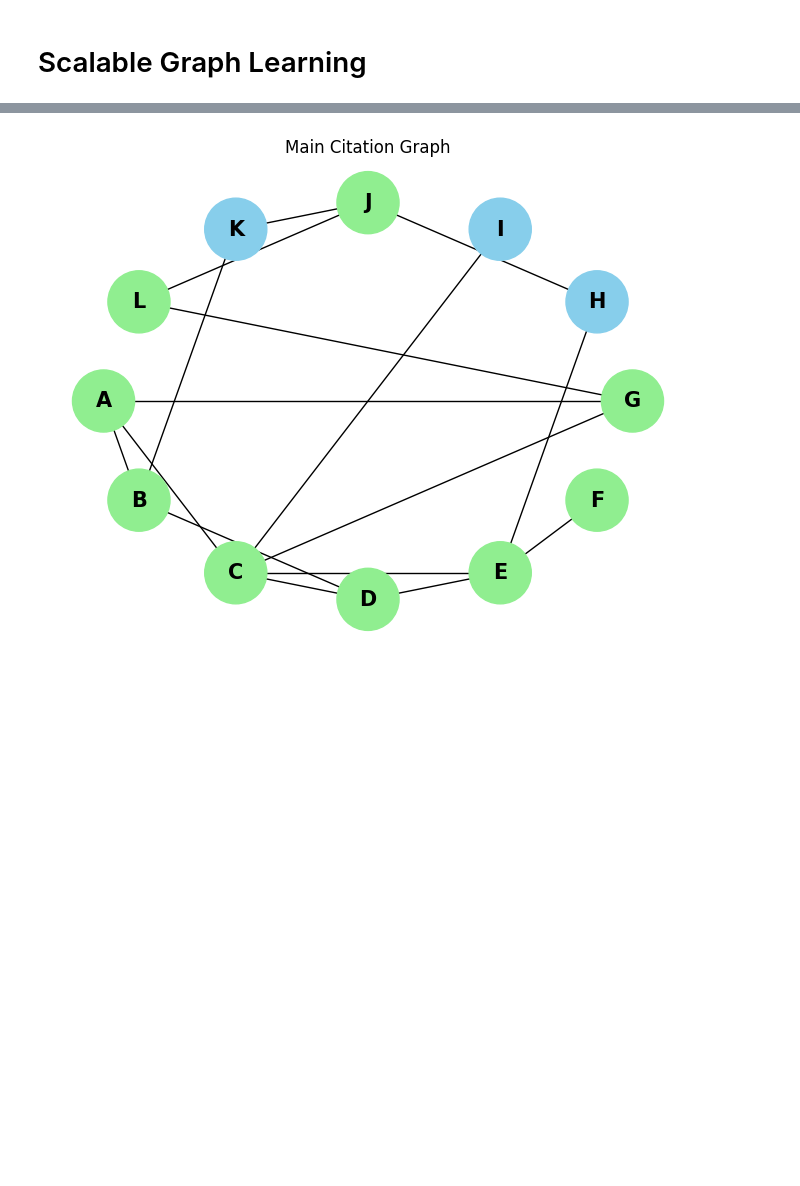
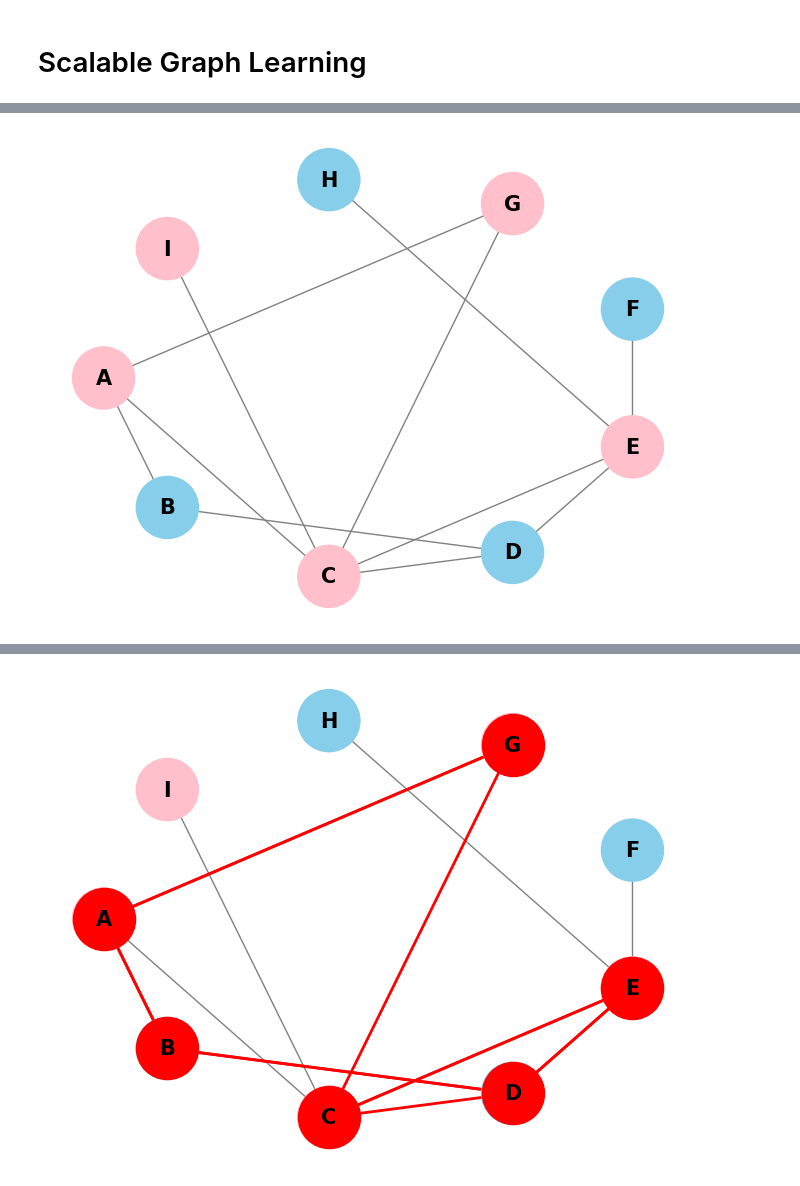
Before and after one commit to mabdolali/GNN_bootcamp, a Jupyter notebook: 3_Scalable_Graph_Neural_Networks.ipynb, the cells around one changed output, grey strips where cells are left out. Cells and saved outputs as stored; diff of their text form; code cells hidden in the pictures; blank space fills up the shorter version.

Commit message:
complete first version of graphsage

```diff
--- a/3_Scalable_Graph_Neural_Networks.ipynb
+++ b/3_Scalable_Graph_Neural_Networks.ipynb
@@ -73,64 +83,78 @@ import numpy as np
 import matplotlib.pyplot as plt
 import torch
 from torch_geometric.data import Data
-from torch_geometric.loader import DataLoader
 from torch_geometric.utils import from_networkx, to_networkx
-
+from torch_geometric.loader import NeighborLoader
 
 # Define the graph structure
-nodes = ['A', 'B', 'C', 'D', 'E', 'F','G','H','I','J','K','L']
-edges = [('A', 'B'), ('A', 'C'), ('B', 'D'), ('C', 'D'), ('C', 'E'), ('D', 'E'), ('E', 'F'),('G','A'),('G','C'),('H','E'),('I','C'),('J','K'),('K','B'),('L','G'),('L','J'), ('J','H')]
+nodes = ['A', 'B', 'C', 'D', 'E', 'F', 'G', 'H', 'I']
+edges = [('A', 'B'), ('A', 'C'), ('B', 'D'), ('C', 'D'), ('C', 'E'), ('D', 'E'), ('E', 'F'), ('G', 'A'), ('G', 'C'), ('H', 'E'), ('I', 'C')]
 
-# Create a NetworkX directed graph
+# Create a NetworkX undirected graph
 G = nx.Graph()
 G.add_nodes_from(nodes)
 G.add_edges_from(edges)
 
 # Assign random features, labels, and train_mask to nodes
 features = {node: np.random.rand(3) for node in nodes}
 labels = {node: np.random.randint(2) for node in nodes}
-train_mask = {node: np.random.rand() < 0.5 for node in nodes}
+train_mask = {node: idx % 2 == 0 for idx, node in enumerate(nodes)}
 
 # Add attributes to the graph
-nx.set_node_attributes(G, features, 'feature')
-nx.set_node_attributes(G, labels, 'label')
+nx.set_node_attributes(G, features, 'x')
+nx.set_node_attributes(G, labels, 'y')
 nx.set_node_attributes(G, train_mask, 'train_mask')
 
 # Convert NetworkX graph to PyTorch Geometric Data object
 data = from_networkx(G)
-data.x = torch.tensor([features[node] for node in nodes], dtype=torch.float)
-data.y = torch.tensor([labels[node] for node in nodes], dtype=torch.long)
-data.train_mask = torch.tensor([train_mask[node] for node in nodes], dtype=torch.bool)
-data.edge_index = torch.tensor([(nodes.index(u), nodes.index(v)) for u, v in edges], dtype=torch.long).t().contiguous()
 
-# Create DataLoader
-#data_list = [data] * 10  # For demonstration, using the same graph multiple times
-#train_loader = DataLoader(data_list, batch_size=2, shuffle=True)
-from torch_geometric.loader import NeighborLoader
 train_loader = NeighborLoader(
-data,
-num_neighbors=[2,2],
-batch_size=2,
-input_nodes=data.train_mask,
+    data,
+    num_neighbors=[2, 2],
+    batch_size=2,
+    input_nodes=data.train_mask,
+    shuffle=False
 )
+
 # Function to visualize a graph
-def visualize_graph(G, title):
+def visualize_graph(G, subgraph_edges=None, subgraph_nodes=None):
     pos = nx.shell_layout(G)
-    train_mask_color = ['lightgreen' if G.nodes[node[0]]['train_mask'] else 'skyblue' for node in G.nodes]
-    nx.draw(G, pos, with_labels=True, node_size=2000, node_color=train_mask_color, font_size=15, font_weight='bold', arrowsize=20)
-    plt.title(title)
+    train_mask_color = ['pink' if G.nodes[node]['train_mask'] else 'skyblue' for node in G.nodes]
+    nx.draw(G, pos, with_labels=True, node_size=2000, node_color=train_mask_color, font_size=15, font_weight='bold', edge_color='gray')
+
+    if subgraph_edges:
+        nx.draw_networkx_edges(G, pos, edgelist=subgraph_edges, edge_color='red', width=2)
+    if subgraph_nodes:
+        nx.draw_networkx_nodes(G, pos, nodelist=subgraph_nodes, node_color='red', node_size=2000)
+
     plt.show()
 
-    # Print node attributes
-    for node in G.nodes(data=True):
-        print(node)
-
 # Visualize the main graph
-visualize_graph(G, 'Main Citation Graph')
+visualize_graph(G)
 
 # Visualize subgraphs from the DataLoader
-d1 = dict(enumerate(nodes))
+node_mapping = {i: node for i, node in enumerate(nodes)}
+
 for i, subgraph in enumerate(train_loader):
-    print(f'Subgraph {i}: {[d1[node.item()] for node in subgraph.input_id]}')
-    print(f'Subgraph {i}: {[d1[node.item()] for node in subgraph.n_id]}')
+    print(f'Subgraph {i} input nodes: {[node_mapping[node.item()] for node in subgraph.input_id]}')
+    print(f'Subgraph {i} all nodes: {[node_mapping[node.item()] for node in subgraph.n_id]}')
+
+    # Convert subgraph edge_index to original graph edges
+    subgraph_edge_index = subgraph.edge_index.numpy()
+    subgraph_edges = [(node_mapping[subgraph_edge_index[0, j]], node_mapping[subgraph_edge_index[1, j]]) for j in range(subgraph_edge_index.shape[1])]
+
+    # Correctly map edges using n_id
+    original_indices = subgraph.n_id.tolist()
+    reverse_mapping = {idx: node_mapping[node] for idx, node in enumerate(original_indices)}
+    subgraph_edges = [(reverse_mapping[src], reverse_mapping[dst]) for src, dst in zip(subgraph_edge_index[0], subgraph_edge_index[1])]
+
+    # Convert subgraph node indices to original graph node names
+    subgraph_nodes = [node_mapping[node.item()] for node in subgraph.n_id]
+
+    print(f'Subgraph {i} nodes: {subgraph_nodes}')
+    print(f'Subgraph {i} edges: {subgraph_edges}')
+
+    # Visualize the subgraph on the original graph
+    visualize_graph(G, subgraph_edges=subgraph_edges, subgraph_nodes=subgraph_nodes)
 # %% [output]
+[figure, new version]
@@ -145 +165 @@ Note that using FancyArrowPatches may be slow for large graphs.
-[figure, old version]
+[figure, added]
```
Also changed, not shown: parts of 3 cells of this notebook.
